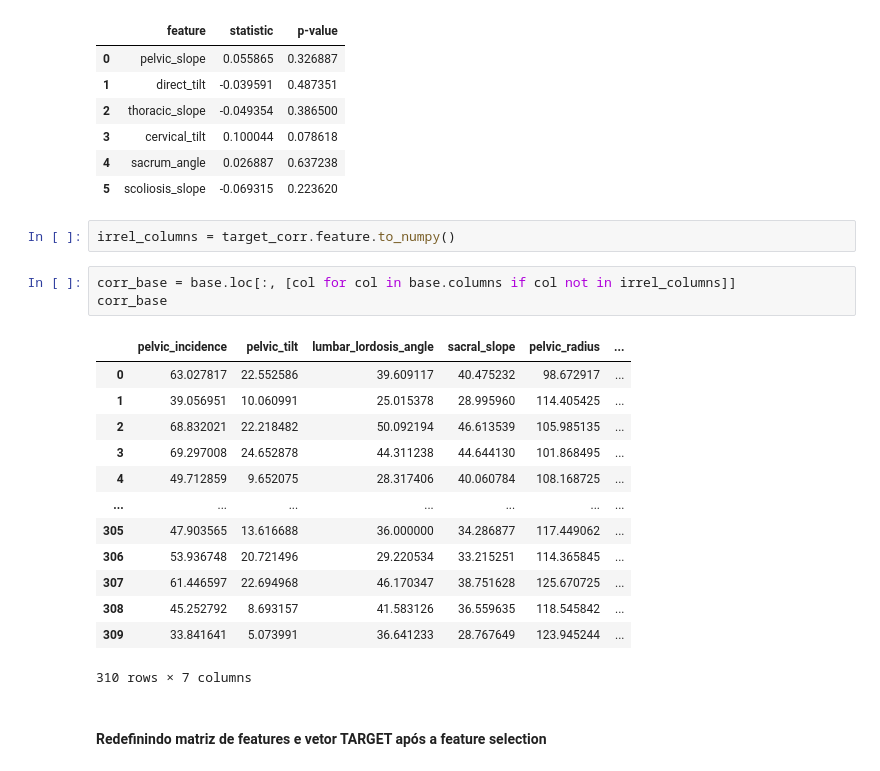
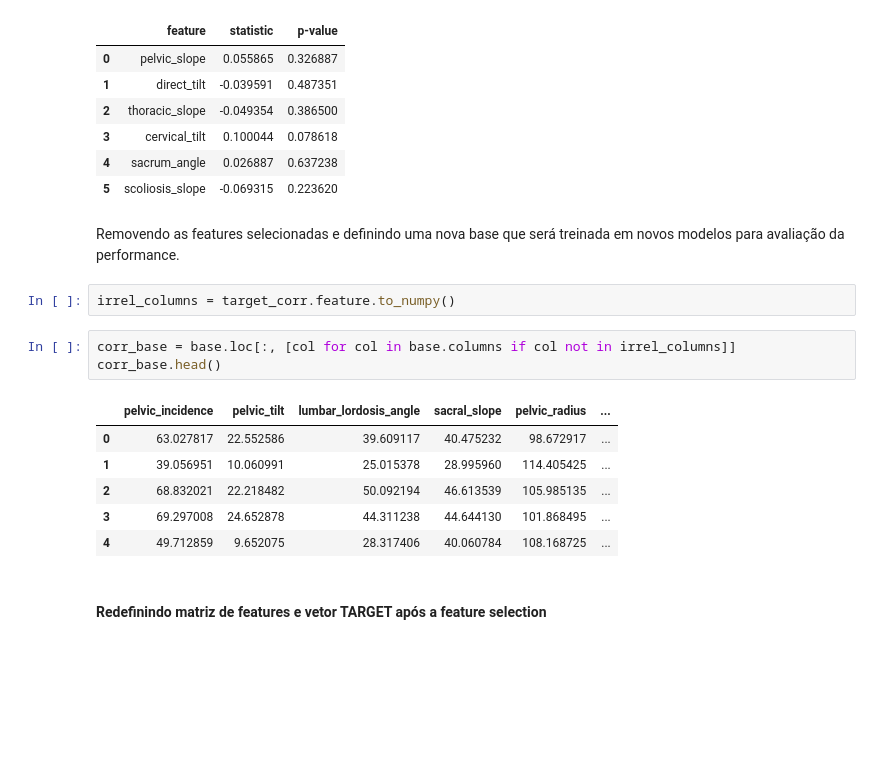
Before and after one commit to wssantiago/multilayer-perceptron, a Jupyter notebook: src/mlp.ipynb, the cells around one changed output. Saved outputs shown, nothing was run; the diff lists cells and outputs as text; blank space fills up the shorter version.

```diff
--- a/src/mlp.ipynb
+++ b/src/mlp.ipynb
@@ -284,25 +306,20 @@ target_corr
 | 3 | cervical_tilt | 0.100044 | 0.078618 |
 | 4 | sacrum_angle | 0.026887 | 0.637238 |
 | 5 | scoliosis_slope | -0.069315 | 0.223620 |
+# %% [markdown]
+Removendo as features selecionadas e definindo uma nova base que será treinada em novos modelos para avaliação da performance.
 # %%
 irrel_columns = target_corr.feature.to_numpy()
 # %%
 corr_base = base.loc[:, [col for col in base.columns if col not in irrel_columns]]
-corr_base
+corr_base.head()
 # %% [output]
 |  | pelvic_incidence | pelvic_tilt | lumbar_lordosis_angle | sacral_slope | pelvic_radius | ... |
 | 0 | 63.027817 | 22.552586 | 39.609117 | 40.475232 | 98.672917 | ... |
 | 1 | 39.056951 | 10.060991 | 25.015378 | 28.995960 | 114.405425 | ... |
 | 2 | 68.832021 | 22.218482 | 50.092194 | 46.613539 | 105.985135 | ... |
 | 3 | 69.297008 | 24.652878 | 44.311238 | 44.644130 | 101.868495 | ... |
 | 4 | 49.712859 | 9.652075 | 28.317406 | 40.060784 | 108.168725 | ... |
-| ... | ... | ... | ... | ... | ... | ... |
-| 305 | 47.903565 | 13.616688 | 36.000000 | 34.286877 | 117.449062 | ... |
-| 306 | 53.936748 | 20.721496 | 29.220534 | 33.215251 | 114.365845 | ... |
-| 307 | 61.446597 | 22.694968 | 46.170347 | 38.751628 | 125.670725 | ... |
-| 308 | 45.252792 | 8.693157 | 41.583126 | 36.559635 | 118.545842 | ... |
-| 309 | 33.841641 | 5.073991 | 36.641233 | 28.767649 | 123.945244 | ... |
-310 rows × 7 columns
 # %% [markdown]
 #### Redefinindo matriz de features e vetor TARGET após a feature selection
 # %%
```
Also changed, not shown: parts of 42 cells of this notebook.
